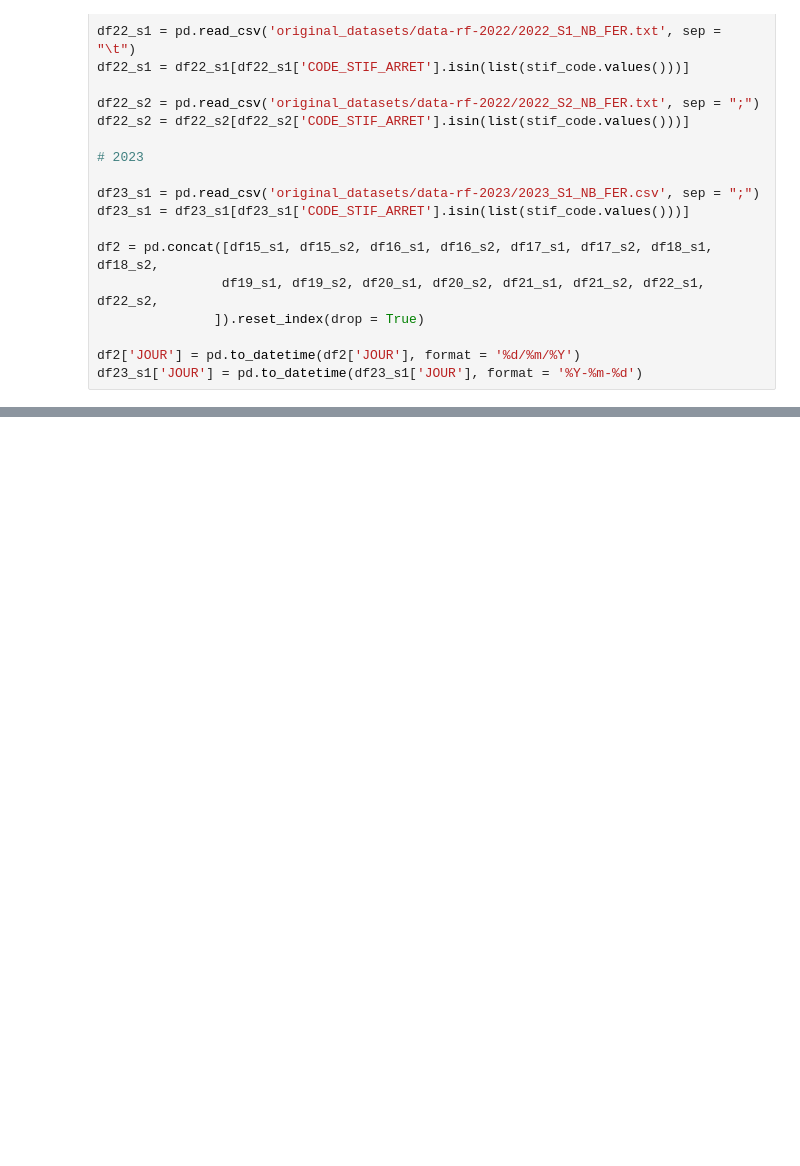
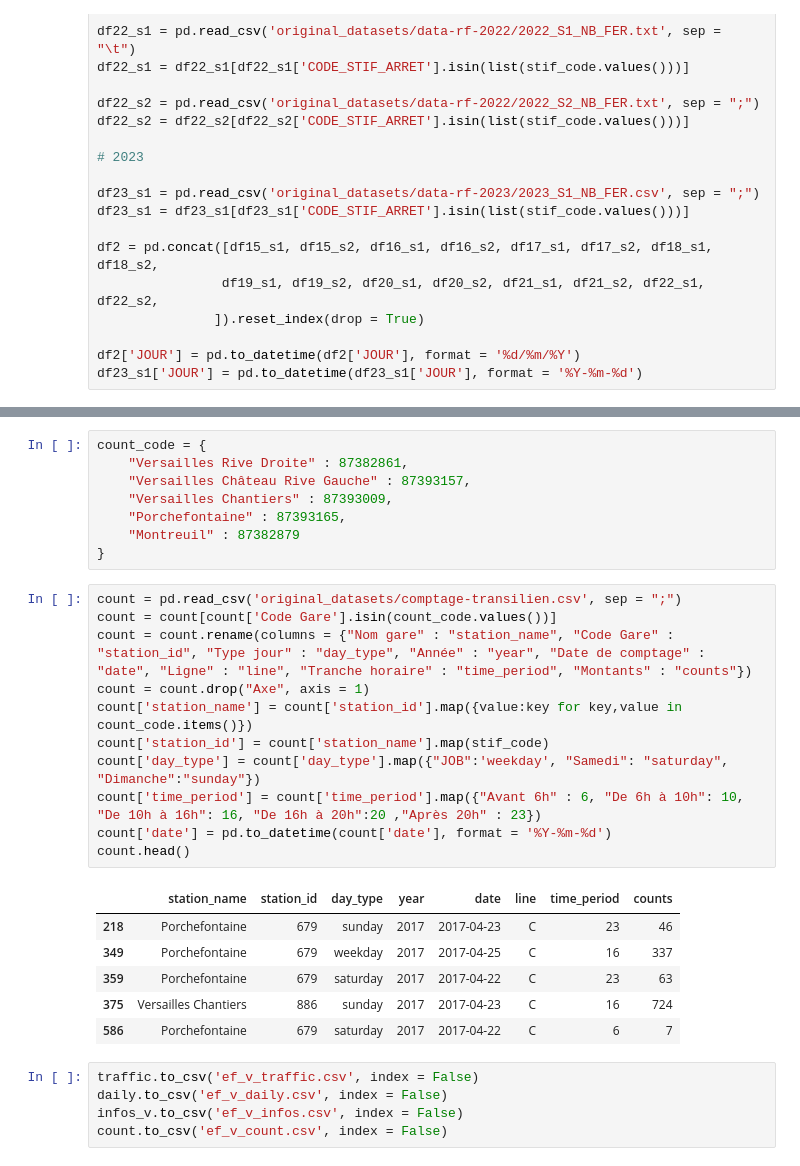
Before and after one commit to lucas-lfp/even-flow__railway-traffic-dashboard, a Jupyter notebook: ef_versailles.ipynb, the cells around one changed output, grey strips where cells are left out. Cells and saved outputs as stored; diff of their text form; blank space fills up the shorter version.

Commit message:
adds the count df

```diff
--- a/ef_versailles.ipynb
+++ b/ef_versailles.ipynb
@@ -163,3 +163,34 @@ infos_v.head()
 | 2 | Porchefontaine | 679 | 48.796938 | 2.154016 |
 | 3 | Versailles Château Rive Gauche | 885 | 48.800364 | 2.128827 |
 | 4 | Versailles Chantiers | 886 | 48.795826 | 2.135883 |
+# %%
+count_code = {
+    "Versailles Rive Droite" : 87382861,
+    "Versailles Château Rive Gauche" : 87393157,
+    "Versailles Chantiers" : 87393009,
+    "Porchefontaine" : 87393165,
+    "Montreuil" : 87382879
+}
+# %%
+count = pd.read_csv('original_datasets/comptage-transilien.csv', sep = ";")
+count = count[count['Code Gare'].isin(count_code.values())]
+count = count.rename(columns = {"Nom gare" : "station_name", "Code Gare" : "station_id", "Type jour" : "day_type", "Année" : "year", "Date de comptage" : "date", "Ligne" : "line", "Tranche horaire" : "time_period", "Montants" : "counts"})
+count = count.drop("Axe", axis = 1)
+count['station_name'] = count['station_id'].map({value:key for key,value in count_code.items()})
+count['station_id'] = count['station_name'].map(stif_code)
+count['day_type'] = count['day_type'].map({"JOB":'weekday', "Samedi": "saturday", "Dimanche":"sunday"})
+count['time_period'] = count['time_period'].map({"Avant 6h" : 6, "De 6h à 10h": 10, "De 10h à 16h": 16, "De 16h à 20h":20 ,"Après 20h" : 23})
+count['date'] = pd.to_datetime(count['date'], format = '%Y-%m-%d')
+count.head()
+# %% [output]
+|  | station_name | station_id | day_type | year | date | line | time_period | counts |
+| 218 | Porchefontaine | 679 | sunday | 2017 | 2017-04-23 | C | 23 | 46 |
+| 349 | Porchefontaine | 679 | weekday | 2017 | 2017-04-25 | C | 16 | 337 |
+| 359 | Porchefontaine | 679 | saturday | 2017 | 2017-04-22 | C | 23 | 63 |
+| 375 | Versailles Chantiers | 886 | sunday | 2017 | 2017-04-23 | C | 16 | 724 |
+| 586 | Porchefontaine | 679 | saturday | 2017 | 2017-04-22 | C | 6 | 7 |
+# %%
+traffic.to_csv('ef_v_traffic.csv', index = False)
+daily.to_csv('ef_v_daily.csv', index = False)
+infos_v.to_csv('ef_v_infos.csv', index = False)
+count.to_csv('ef_v_count.csv', index = False)
```
Also changed, not shown: parts of 8 cells of this notebook.
